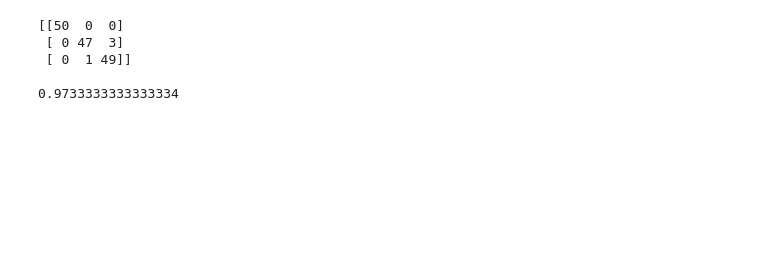
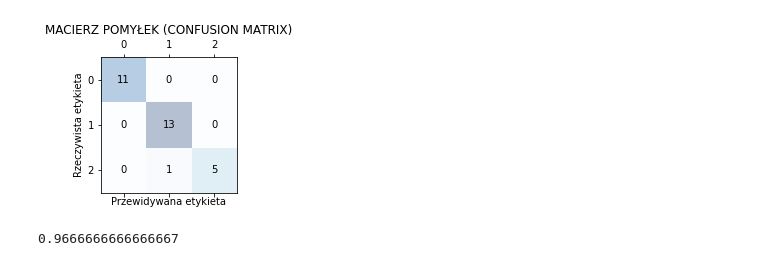
Before and after one commit to wiktor-kawa/Algorytmy-Uczenia-Maszynowego---Projekt, a Jupyter notebook: DecisionTree_test.ipynb, the cells around one changed output. Drawn from its saved outputs; the diff is of its cells as text; code cells hidden in the pictures; blank space fills up the shorter version.

Commit message:
Wizualizacja macierzy pomyłek

```diff
--- a/DecisionTree_test.ipynb
+++ b/DecisionTree_test.ipynb
@@ -6,26 +8,38 @@ from sklearn import metrics
 # %%
 iris = load_iris()
 X = iris.data[:,2:] #długość i szerokość płaltka
 y = iris.target
 
-tree_clf = DecisionTreeClassifier(max_depth = 3)
-tree_clf.fit(X, y)
+podzial = model_selection.train_test_split(X, y, test_size = 0.2, random_state = 0)  #80% danych - zbiór treningowy, 20% danych - zbiór testowy
+X_train, X_test, y_train, y_test = podzial
+
+tree_clf = DecisionTreeClassifier(max_depth = 3, random_state = 0)
+tree_clf.fit(X_train, y_train)
+
+y_predicted = tree_clf.predict(X_test)
 
 #macierz pomyłek
-confusion_matrix = metrics.confusion_matrix(y, prediction)
-print(confusion_matrix)
-print()
+confusion_matrix = metrics.confusion_matrix(y_test, y_predicted)
+
+fig, ax = plt.subplots(figsize = (2.5, 2.5))
+ax.matshow(confusion_matrix, cmap = plt.cm.Blues, alpha = 0.3)
+
+for i in range (confusion_matrix.shape[0]):
+    for j in range (confusion_matrix.shape[1]):
+        ax.text(x = j, y = i, s = confusion_matrix[i, j], va = 'center', ha = 'center')
+
+plt.xlabel('Przewidywana etykieta')
+plt.ylabel('Rzeczywista etykieta')
+plt.title("MACIERZ POMYŁEK (CONFUSION MATRIX)")
+plt.show()
 
 #skuteczność algorytmu
-accuracy = metrics.accuracy_score(y, prediction)
-print(accuracy)
+accuracy = metrics.accuracy_score(y_test, y_predicted)
+print("Skuteczność = "accuracy)
 print()
 # %% [output]
+[figure, added]
-[[50  0  0]
- [ 0 47  3]
- [ 0  1 49]]
-
-0.9733333333333334
+0.9666666666666667
 # %%
 #wizualizacja drzewa
 from sklearn.tree import export_graphviz
```
Also changed, not shown: parts of 1 cell of this notebook, 1 other file.
